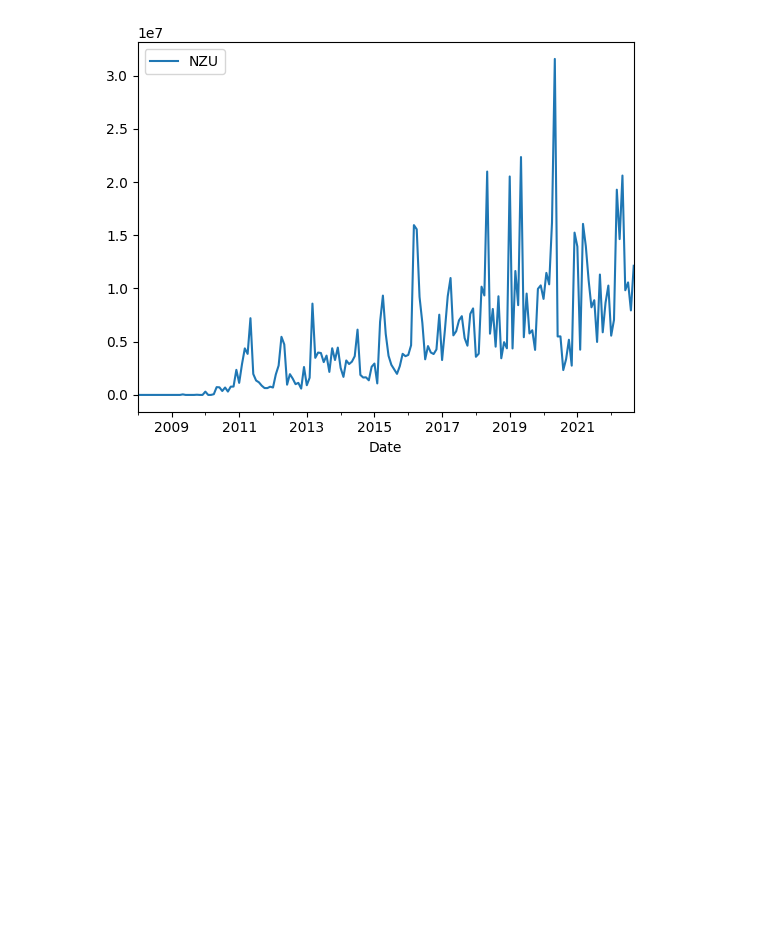
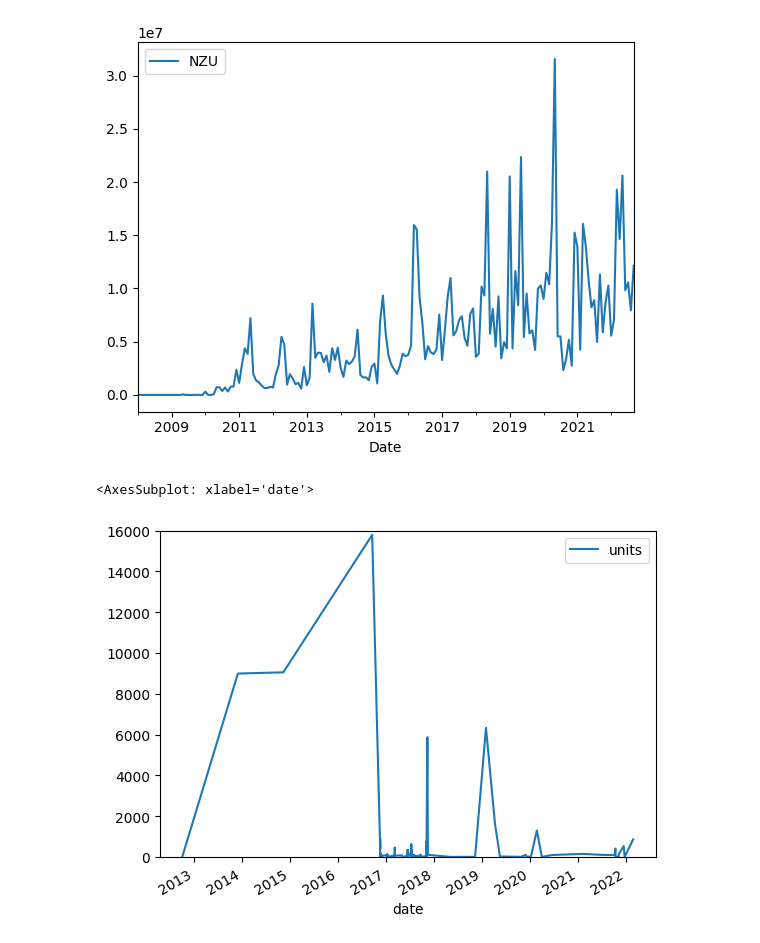
Before and after one commit to dmitrische/nzu-market, a Jupyter notebook: analysis.ipynb, the cells around one changed output. Saved outputs shown, nothing was run; the diff lists cells and outputs as text; code cells hidden in the pictures; blank space fills up the shorter version.

```diff
--- a/analysis.ipynb
+++ b/analysis.ipynb
@@ -146,3 +146,20 @@ df_trans.plot("Date","NZU")
 # %% [output]
 <AxesSubplot:xlabel='Date'>
 [figure]
+# %%
+source='https://www.epa.govt.nz/assets/Uploads/Documents/Emissions-Trading-Scheme/Reports/Voluntary-unit-cancellations.xlsx'
+# %%
+df_cans = pd.read_excel(source, header=1, usecols="B,E,F", parse_dates=[0], skipfooter=3)
+df_cans.rename(columns={'Cancellation Date':'date', 'Number of units per cancellation':'units', 'Unit Type':'type'}, inplace=True)
+df_cans = df_cans[df_cans['units'].notna()]
+# %%
+for i in range(1,len(df_cans)):
+    if pd.isnull(df_cans.iloc[i,0]):
+        df_cans.iloc[i,0] = df_cans.iloc[i-1,0]
+# %%
+df_cans_NZU = df_cans.loc[df_cans['type'] == 'NZU']
+# %%
+df_cans_NZU.plot('date', 'units', ylim=[0,16000])
+# %% [output]
+<AxesSubplot: xlabel='date'>
+[figure, added]
```
Also changed, not shown: parts of 7 cells of this notebook, 2 other files.
